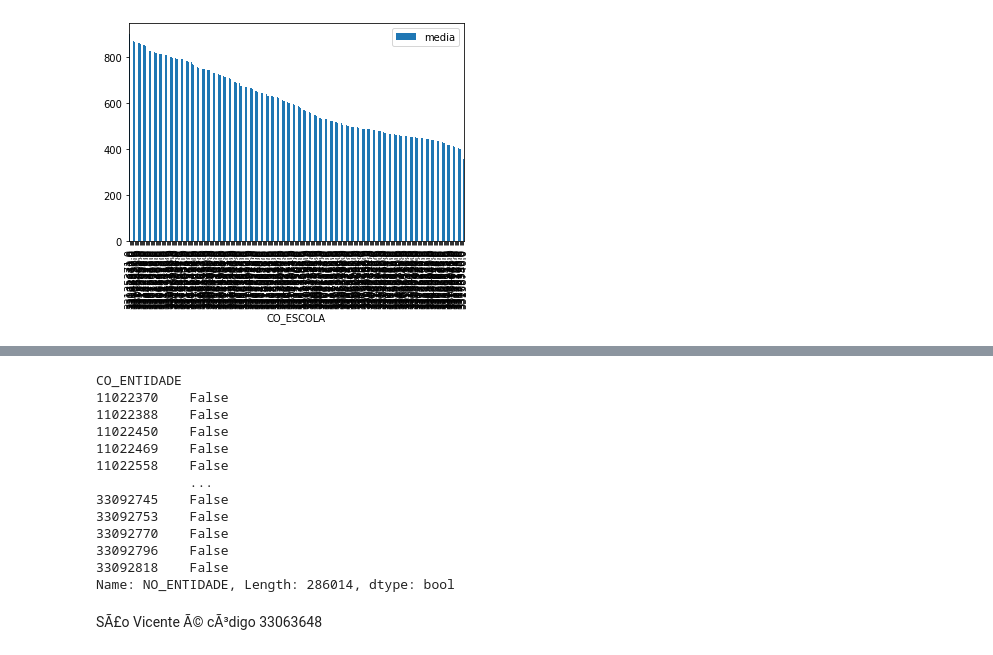
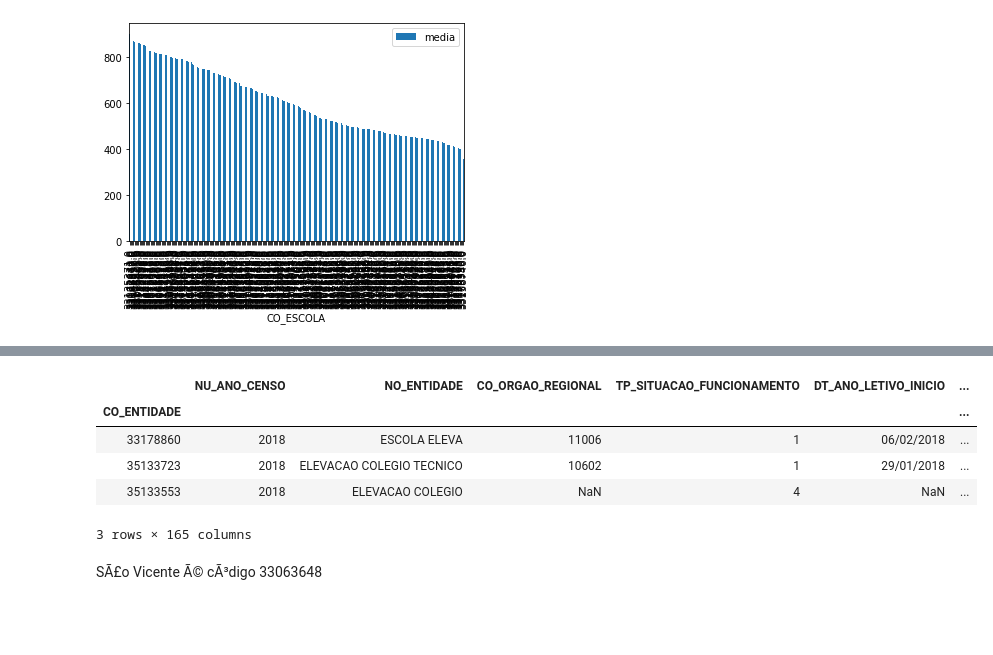
Before and after one commit to pauloneves/educacao, a Jupyter notebook: ledados.ipynb, the cells around one changed output, grey strips where cells are left out. Drawn from its saved outputs; the diff is of its cells as text; code cells hidden in the pictures; blank space fills up the shorter version.

Commit message:
código eleva

```diff
--- a/ledados.ipynb
+++ b/ledados.ipynb
@@ -141,21 +141,14 @@ df_escolas.loc[(df_escolas.NO_ENTIDADE.str.contains('SAO VICENTE DE PAUL')) & (d
 | 33083517 | 2017 | ESCOLA RURAL SAO VICENTE DE PAULO | 11007 | 1 | 06/02/2017 | ... |
 | 33067287 | 2017 | INST SAO VICENTE DE PAULO | NaN | 4 | NaN | ... |
 # %%
-df_escolas.NO_ENTIDADE.str.contains('ELEVA')
+df_escolas[df_escolas.NO_ENTIDADE.str.contains('ELEVA')]
 # %% [output]
+|  | NU_ANO_CENSO | NO_ENTIDADE | CO_ORGAO_REGIONAL | TP_SITUACAO_FUNCIONAMENTO | DT_ANO_LETIVO_INICIO | ... |
+| CO_ENTIDADE |  |  |  |  |  | ... |
+| 33178860 | 2018 | ESCOLA ELEVA | 11006 | 1 | 06/02/2018 | ... |
+| 35133723 | 2018 | ELEVACAO COLEGIO TECNICO | 10602 | 1 | 29/01/2018 | ... |
+| 35133553 | 2018 | ELEVACAO COLEGIO | NaN | 4 | NaN | ... |
-CO_ENTIDADE
-11022370    False
-11022388    False
-11022450    False
-11022469    False
-11022558    False
-            ...
-33092745    False
-33092753    False
-33092770    False
-33092796    False
-33092818    False
-Name: NO_ENTIDADE, Length: 286014, dtype: bool
+3 rows × 165 columns
 # %% [markdown]
 SÃ£o Vicente Ã© cÃ³digo 33063648
 # %%
```
Also changed, not shown: parts of 2 cells of this notebook, 1 other file.
